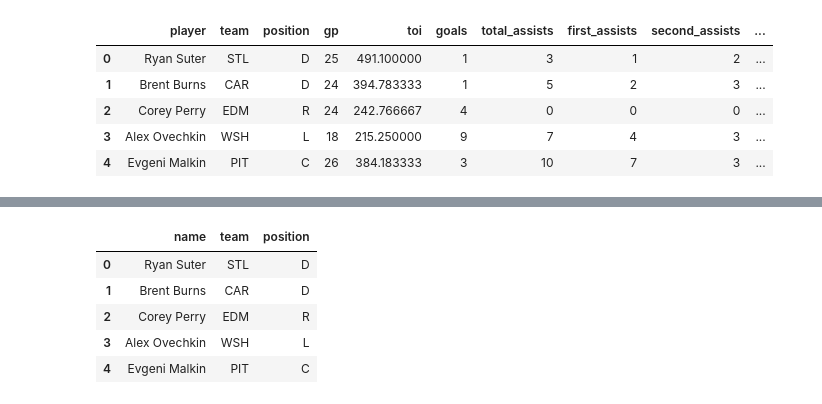
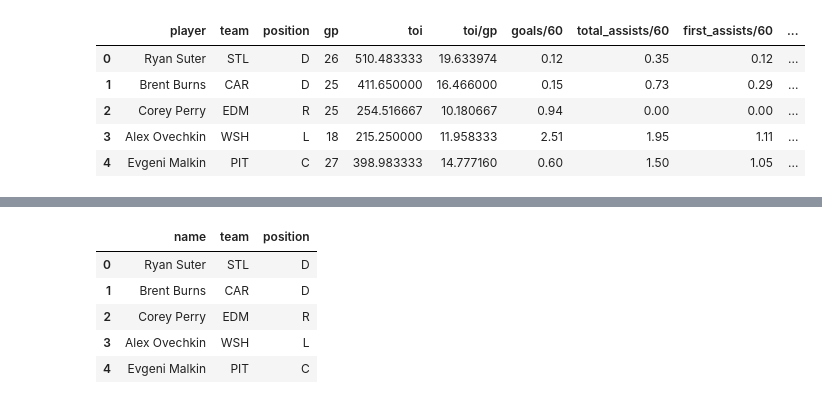
Before and after one commit to bwista/accurateshothelper, a Jupyter notebook: xgm_model_01.ipynb, the cells around one changed output, grey strips where cells are left out. Cells and saved outputs as stored; diff of their text form; code cells hidden in the pictures.

Commit message:
added rate arg to nst_scraper and modified xgm_model accordingly

```diff
--- a/xgm_model_01.ipynb
+++ b/xgm_model_01.ipynb
@@ -20,13 +21,13 @@ from dotenv import load_dotenv
 pd.set_option('display.max_columns', None)
 np.set_printoptions(legacy='1.25')
 # %%
-player_stats_df = nst_on_ice_scraper(fromseason=20242025, thruseason=20242025, startdate='', enddate='')
+player_stats_df = nst_on_ice_scraper(fromseason=20242025, thruseason=20242025, startdate='', enddate='', rate='y')
 player_stats_df.head()
 # %% [output]
-|  | player | team | position | gp | toi | goals | total_assists | first_assists | second_assists | ... |
-| 0 | Ryan Suter | STL | D | 25 | 491.100000 | 1 | 3 | 1 | 2 | ... |
-| 1 | Brent Burns | CAR | D | 24 | 394.783333 | 1 | 5 | 2 | 3 | ... |
-| 2 | Corey Perry | EDM | R | 24 | 242.766667 | 4 | 0 | 0 | 0 | ... |
-| 3 | Alex Ovechkin | WSH | L | 18 | 215.250000 | 9 | 7 | 4 | 3 | ... |
-| 4 | Evgeni Malkin | PIT | C | 26 | 384.183333 | 3 | 10 | 7 | 3 | ... |
+|  | player | team | position | gp | toi | toi/gp | goals/60 | total_assists/60 | first_assists/60 | ... |
+| 0 | Ryan Suter | STL | D | 26 | 510.483333 | 19.633974 | 0.12 | 0.35 | 0.12 | ... |
+| 1 | Brent Burns | CAR | D | 25 | 411.650000 | 16.466000 | 0.15 | 0.73 | 0.29 | ... |
+| 2 | Corey Perry | EDM | R | 25 | 254.516667 | 10.180667 | 0.94 | 0.00 | 0.00 | ... |
+| 3 | Alex Ovechkin | WSH | L | 18 | 215.250000 | 11.958333 | 2.51 | 1.95 | 1.11 | ... |
+| 4 | Evgeni Malkin | PIT | C | 27 | 398.983333 | 14.777160 | 0.60 | 1.50 | 1.05 | ... |
 # %%
```
Also changed, not shown: parts of 22 cells of this notebook, 1 other file.
